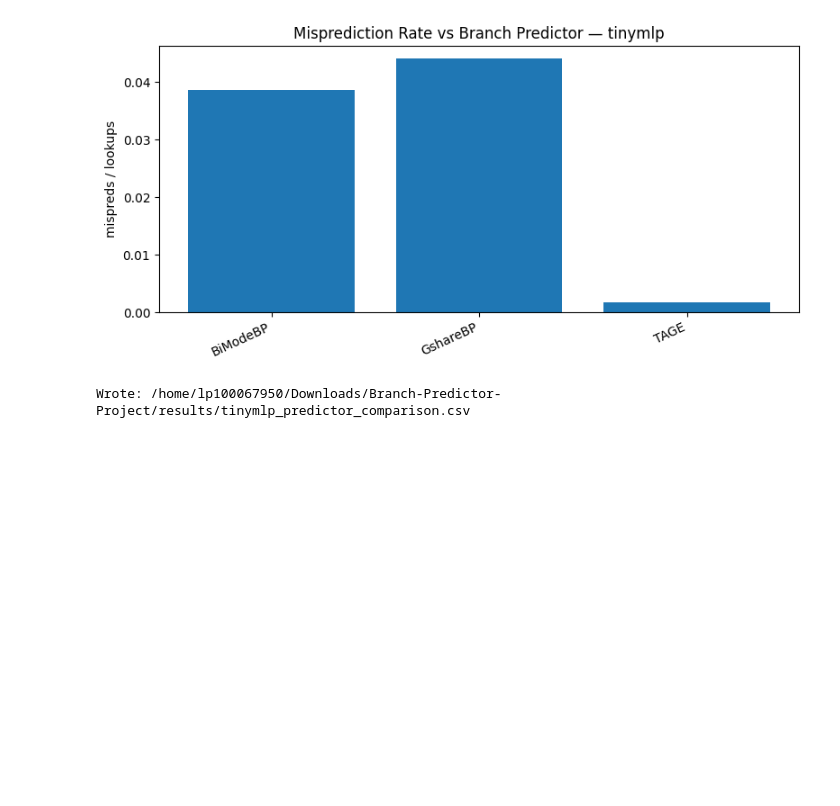
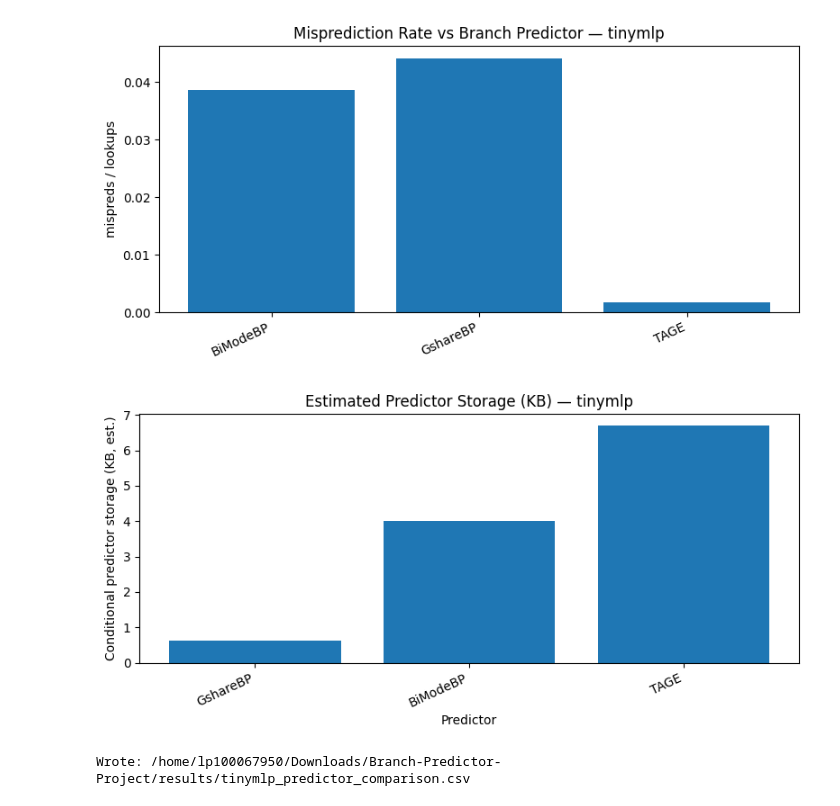
Before and after one commit to simonkb/Branch-Predictor-Project, a Jupyter notebook: analysis/branch_predictor_analysis.ipynb, the cells around one changed output. Cells and saved outputs as stored; diff of their text form; code cells hidden in the pictures; blank space fills up the shorter version.

Commit message:
add storage analysis

```diff
--- a/analysis/branch_predictor_analysis.ipynb
+++ b/analysis/branch_predictor_analysis.ipynb
@@ -152,6 +232,19 @@ for pdir in predictor_dirs:
     if lk is not None and mp is not None and lk > 0:
         mispred_rate = mp / lk
 
+    # --- NEW: predictor storage estimate from config.ini
+    config_path = pdir / "config.ini"
+    storage_bits = None
+    storage_model = None
+    storage_bytes = None
+    storage_kb = None
+    if config_path.exists() and config_path.stat().st_size > 0:
+        cfg = load_config_ini(config_path)
+        storage_bits, storage_model = estimate_conditional_bp_storage_bits(cfg)
+        if storage_bits is not None:
+            storage_bytes = storage_bits / 8.0
+            storage_kb = storage_bytes / 1024.0
+
     rows.append({
         "predictor": pdir.name,
         "ipc": ipc,
@@ -165,6 +258,12 @@ for pdir in predictor_dirs:
         "bp_lookup_stat": lk_key,
         "bp_mispred_stat": mp_key,
         "stats_path": str(stats_path.relative_to(PROJECT_ROOT)),
+
+        # NEW columns
+        "bp_storage_bits_est": storage_bits,
+        "bp_storage_kb_est": storage_kb,
+        "bp_storage_model": storage_model,
+        "config_path": str(config_path.relative_to(PROJECT_ROOT)) if config_path.exists() else None,
     })
 
 df = pd.DataFrame(rows).sort_values("predictor").reset_index(drop=True)
@@ -217,6 +316,19 @@ plt.tight_layout()
 plt.show()
 # %% [output]
 [figure]
+# %%
+df_plot = df.dropna(subset=["bp_storage_kb_est"]).sort_values("bp_storage_kb_est").reset_index(drop=True)
+
+plt.figure(figsize=(8, 4))
+plt.bar(df_plot["predictor"], df_plot["bp_storage_kb_est"])
+plt.title(f"Estimated Predictor Storage (KB) — {WORKLOAD}")
+plt.xlabel("Predictor")
+plt.ylabel("Conditional predictor storage (KB, est.)")
+plt.xticks(rotation=25, ha="right")
+plt.tight_layout()
+plt.show()
+# %% [output]
+[figure, added]
 # %%
 out_csv = PROJECT_ROOT / "results" / f"{WORKLOAD}_predictor_comparison.csv"
 df.to_csv(out_csv, index=False)
```
Also changed, not shown: parts of 3 cells of this notebook, 1 other file.
